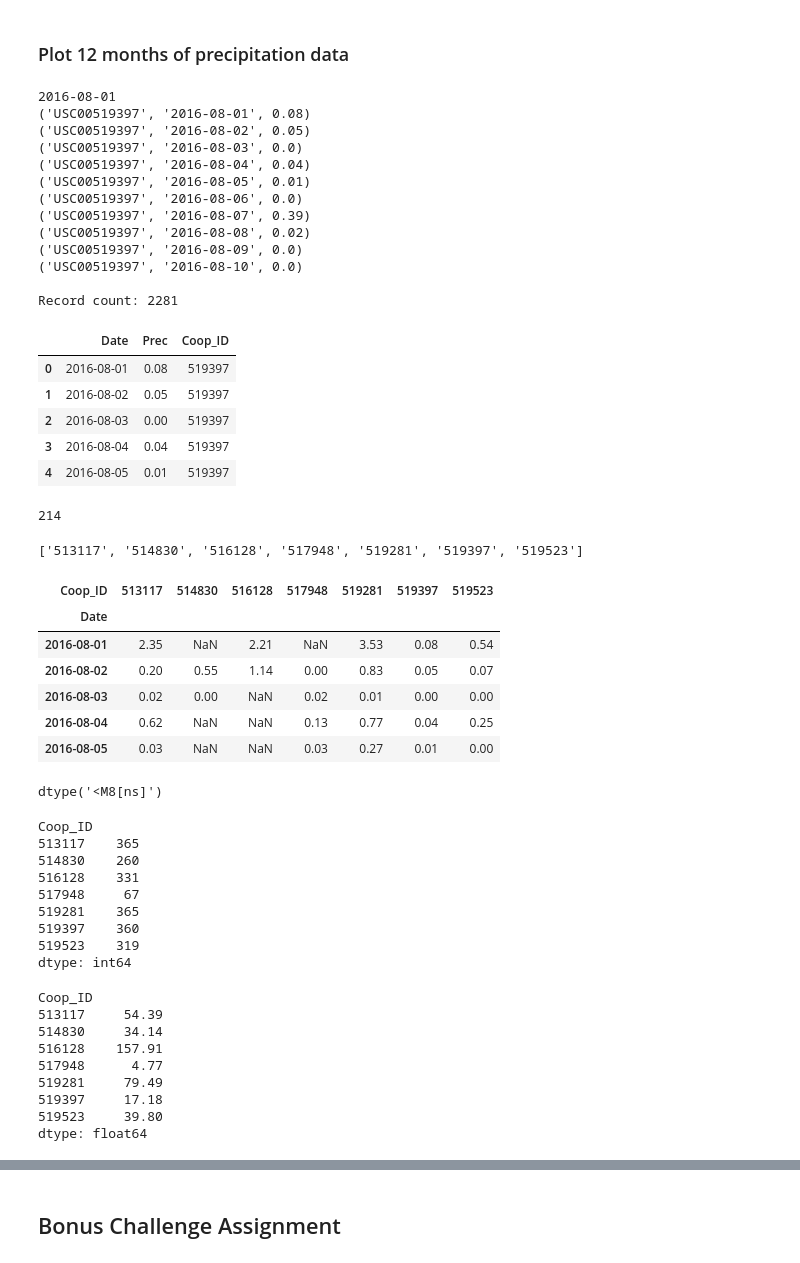
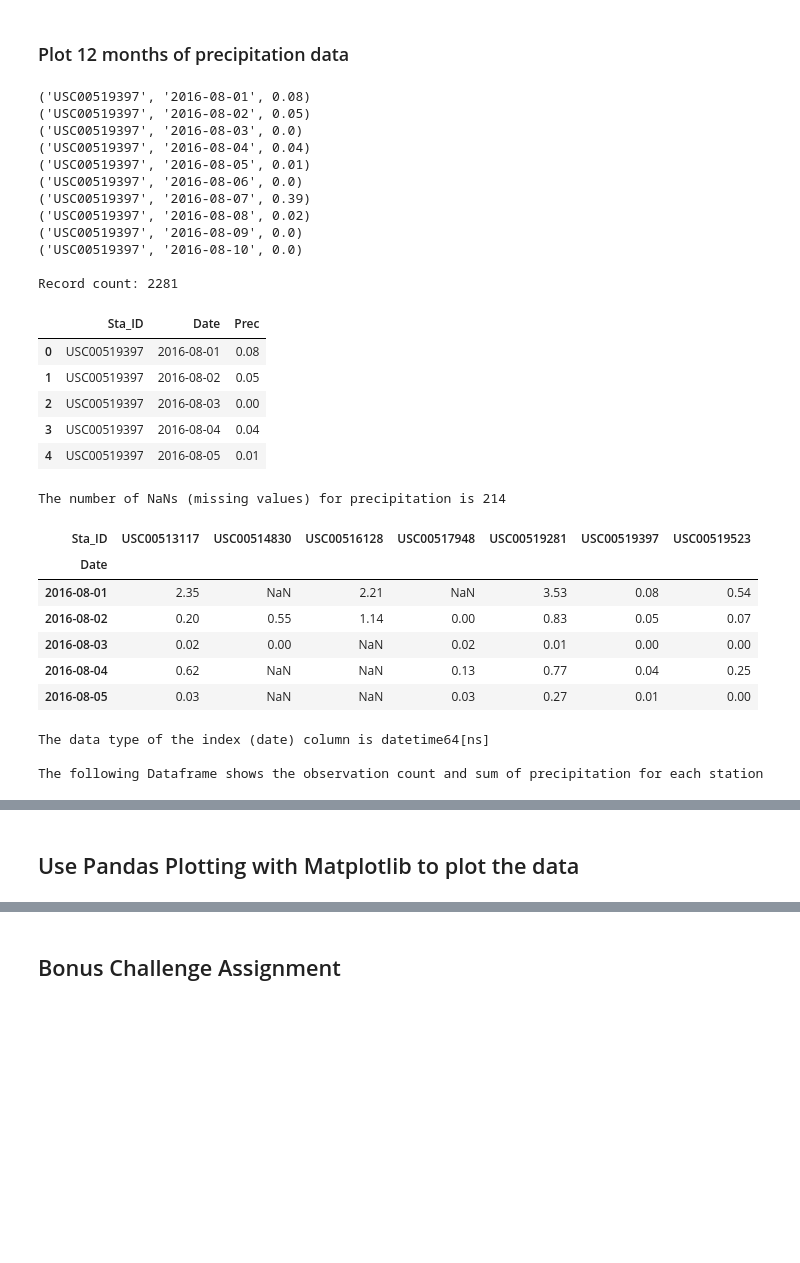
Before and after one commit to Earthscott/sqlalchemy-challenge, a Jupyter notebook: surfs_up_scottjob.ipynb, the cells around one changed output, grey strips where cells are left out. Drawn from its saved outputs; the diff is of its cells as text; code cells hidden in the pictures; blank space fills up the shorter version.

```diff
--- a/surfs_up_scottjob.ipynb
+++ b/surfs_up_scottjob.ipynb
@@ -143,7 +126,6 @@ sel = [Meas.station,
 
 enddate = dt.date.fromisoformat('2017-07-31')
 startdate = enddate - dt.timedelta(days=364)
-print(startdate)
 
 sta_prcp = session.query(*sel).\
     filter(Meas.date >= startdate).\
@@ -153,7 +135,6 @@ for row in sta_prcp[0:10]:
     print(row)
 print(f"\nRecord count: {len(sta_prcp)}")
 # %% [output]
-2016-08-01
 ('USC00519397', '2016-08-01', 0.08)
 ('USC00519397', '2016-08-02', 0.05)
 ('USC00519397', '2016-08-03', 0.0)
@@ -169,60 +150,38 @@ Record count: 2281
 # %%
 # Save the query results as a Pandas DataFrame
 cols = ['Sta_ID', 'Date', 'Prec']
 df_sta_prcp = pd.DataFrame(sta_prcp, columns=cols)
-df_sta_prcp['Coop_ID'] = df_sta_prcp['Sta_ID'].str[-6:]
-df_sta_prcp.drop(columns=['Sta_ID'], inplace=True)
+# df_sta_prcp['Coop_ID'] = df_sta_prcp['Sta_ID'].str[-6:]
+# df_sta_prcp.drop(columns=['Sta_ID'], inplace=True)
 display(df_sta_prcp.head(5))
 
-# Show count of NaN values for Prec
-display(df_sta_prcp['Prec'].isna().sum())
+# Get list of unique stations
+sta_prcp_list = sorted(list(df_sta_prcp['Sta_ID'].unique()))
 
-# Get list of unique stations
-sta_prcp_list = sorted(list(df_sta_prcp['Coop_ID'].unique()))
-display(sta_prcp_list)
+df_prcp = pd.pivot_table(df_sta_prcp, values='Prec', index='Date', columns='Sta_ID', aggfunc='first')
 
-df_prcp = pd.pivot_table(df_sta_prcp, values='Prec', index='Date', columns='Coop_ID', aggfunc='first')
-
-
-# df_prcp = df_prcp.rename_axis(None, axis=1)
 df_prcp.index = pd.to_datetime(df_prcp.index)
 display(df_prcp.head(5))
 
-display(df_prcp.index.dtype)
-display(df_prcp.count())
-df_prcp.sum()
+print(f"\nThe data type of the index (date) column is {df_prcp.index.dtype}\n")
+
+print("The following Dataframe shows the observation count and sum of precipitation for each station\n")
+pd.concat([df_prcp.count(), df_prcp.sum()], axis=1, keys=['Count', 'Mean Prec'])
 # %% [output]
-|  | Date | Prec | Coop_ID |
-| 0 | 2016-08-01 | 0.08 | 519397 |
-| 1 | 2016-08-02 | 0.05 | 519397 |
-| 2 | 2016-08-03 | 0.00 | 519397 |
-| 3 | 2016-08-04 | 0.04 | 519397 |
-| 4 | 2016-08-05 | 0.01 | 519397 |
+|  | Sta_ID | Date | Prec |
+| 0 | USC00519397 | 2016-08-01 | 0.08 |
+| 1 | USC00519397 | 2016-08-02 | 0.05 |
+| 2 | USC00519397 | 2016-08-03 | 0.00 |
+| 3 | USC00519397 | 2016-08-04 | 0.04 |
+| 4 | USC00519397 | 2016-08-05 | 0.01 |
-214
+The number of NaNs (missing values) for precipitation is 214
+| Sta_ID | USC00513117 | USC00514830 | USC00516128 | USC00517948 | USC00519281 | USC00519397 | USC00519523 |
+| Date |  |  |  |  |  |  |  |
+| 2016-08-01 | 2.35 | NaN | 2.21 | NaN | 3.53 | 0.08 | 0.54 |
+| 2016-08-02 | 0.20 | 0.55 | 1.14 | 0.00 | 0.83 | 0.05 | 0.07 |
+| 2016-08-03 | 0.02 | 0.00 | NaN | 0.02 | 0.01 | 0.00 | 0.00 |
+| 2016-08-04 | 0.62 | NaN | NaN | 0.13 | 0.77 | 0.04 | 0.25 |
+| 2016-08-05 | 0.03 | NaN | NaN | 0.03 | 0.27 | 0.01 | 0.00 |
-['513117', '514830', '516128', '517948', '519281', '519397', '519523']
+The data type of the index (date) column is datetime64[ns]
+
+The following Dataframe shows the observation count and sum of precipitation for each station
-| Coop_ID | 513117 | 514830 | 516128 | 517948 | 519281 | 519397 | 519523 |
-| Date |  |  |  |  |  |  |  |
-| 2016-08-01 | 2.35 | NaN | 2.21 | NaN | 3.53 | 0.08 | 0.54 |
-| 2016-08-02 | 0.20 | 0.55 | 1.14 | 0.00 | 0.83 | 0.05 | 0.07 |
-| 2016-08-03 | 0.02 | 0.00 | NaN | 0.02 | 0.01 | 0.00 | 0.00 |
-| 2016-08-04 | 0.62 | NaN | NaN | 0.13 | 0.77 | 0.04 | 0.25 |
-| 2016-08-05 | 0.03 | NaN | NaN | 0.03 | 0.27 | 0.01 | 0.00 |
-dtype('<M8[ns]')
-Coop_ID
-513117    365
-514830    260
-516128    331
-517948     67
-519281    365
-519397    360
-519523    319
-dtype: int64
-Coop_ID
-513117     54.39
-514830     34.14
-516128    157.91
-517948      4.77
-519281     79.49
-519397     17.18
-519523     39.80
-dtype: float64
@@ -229 +197,3 @@ dtype: float64
+# %% [markdown]
+## Use Pandas Plotting with Matplotlib to plot the data
 # %%
```
Also changed, not shown: parts of 20 cells of this notebook.
